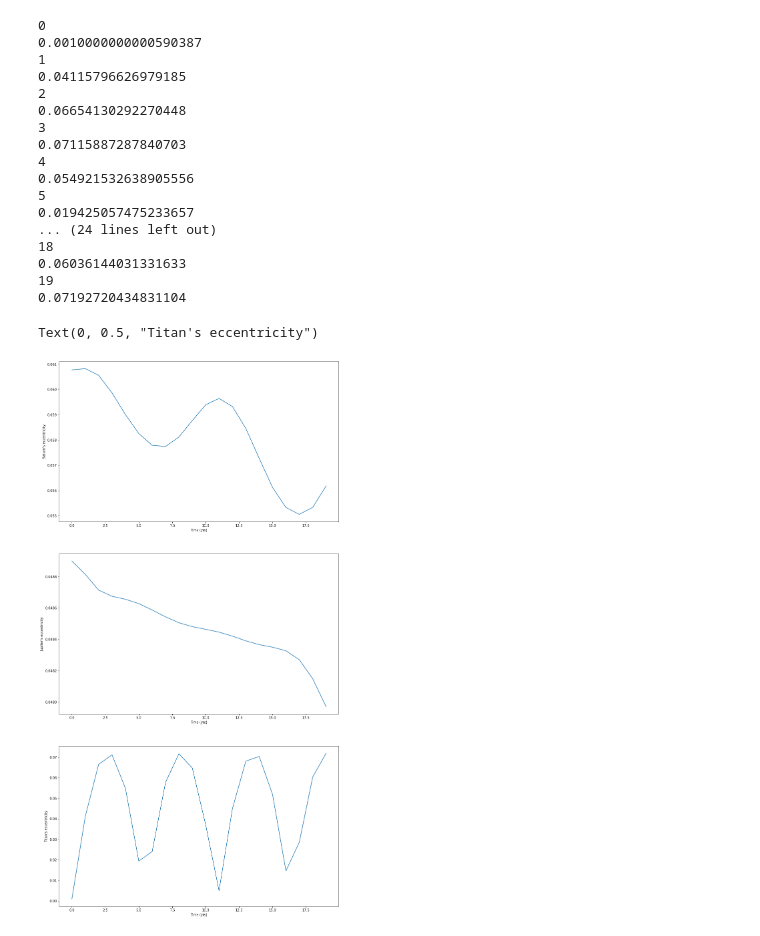
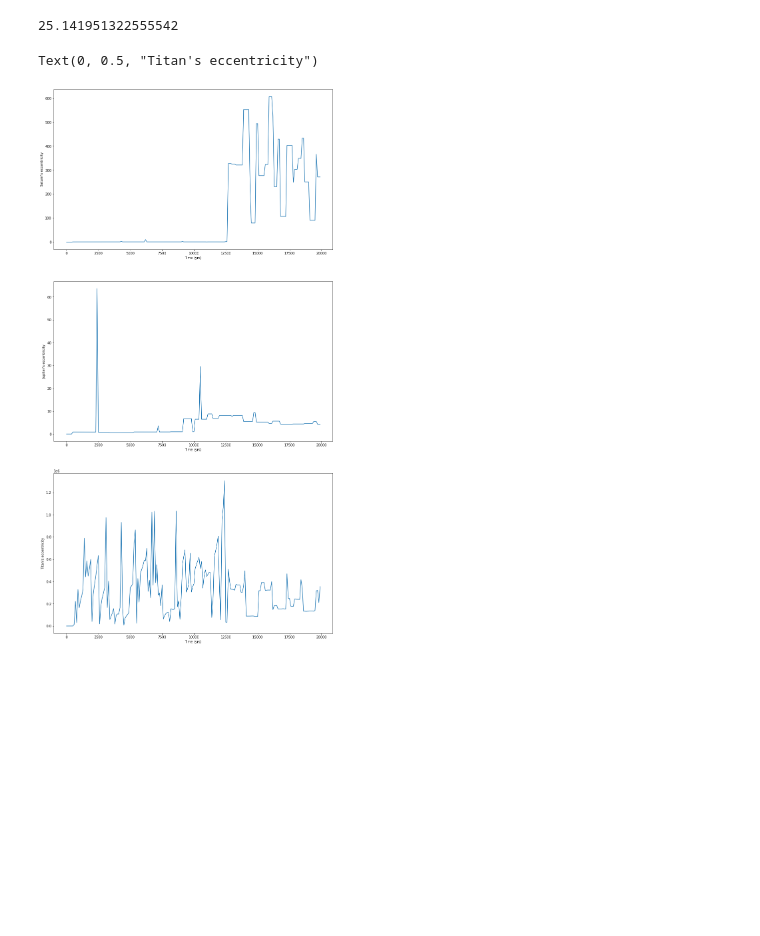
Before and after one commit to hdayuan/F21_JP_Titan-Sims, a Jupyter notebook: test_jupiter.ipynb, the cells around one changed output. Cells and saved outputs as stored; diff of their text form; code cells hidden in the pictures; blank space fills up the shorter version.

```diff
--- a/test_jupiter.ipynb
+++ b/test_jupiter.ipynb
@@ -14,6 +14,7 @@ YR_TO_SEC = 365.25*24.*3600. # seconds in a year
 mSat = 0.0002857 # mass of saturn in solar masses
 aSat = 9.5549 # semi-major axis of Saturn's orbit in AU
 eSat = 0.0565 # eccentricity of Saturn
+oSat = 26.7 * np.pi / 180. # obliquity
 mJup = (1.898e+27)/M_SUN
 aJup = (778.570e+9)/AU_TO_M
 eJup = 0.0489
@@ -21,68 +22,59 @@ mTitan = 0.0000000676319759 # mass of titan in solar masses
 eTitan = 0.001 # eccentricity of Titan's orbit ***** Modify as needed *****
 aTitan = 0.00038926024*8.2
 
+start = time.time()
+
 sim = rebound.Simulation()
 sim.units = ('AU', 'yr', 'MSun')
-sim.integrator = "whfast"
+sim.integrator = "janus"
 
-sim.add(m=1., hash='Sun')
-sim.add(m=mJup, a=aJup, e=eJup, hash='Jupiter')
-sim.add(m=mSat, a=aSat, e=eSat, hash='Saturn')
+"""sim.add(m=1., hash='Sun')
+sim.add(rebound.Particle(sim, primary=sim.particles['Sun'], m=mJup, a=aJup, e=eJup, hash='Jupiter'))
+sim.add(rebound.Particle(sim, primary=sim.particles['Sun'], m=mSat, a=aSat, e=eSat, hash='Saturn'))
 sim.add(rebound.Particle(sim, primary=sim.particles['Saturn'], m=mTitan, a=aTitan, e=eTitan, hash='Titan'))
 
 """
 sim.add(m=mSat, hash='Saturn')
-sim.add(m=1., a=aSat, e=eSat, hash='Sun')
-sim.add(rebound.Particle(sim, primary=sim.particles['Sun'], m=mJup, a=aJup, e=eJup, hash="Jupiter"))
-"""
+sim.add(rebound.Particle(sim, primary=sim.particles['Saturn'], m=mTitan, a=aTitan, e=eTitan, hash='Titan'))
+sim.add(rebound.Particle(sim, primary=sim.particles['Saturn'], m=1., a=aSat, e=eSat, inc=oSat, hash='Sun'))
+sim.add(rebound.Particle(sim, primary=sim.particles['Sun'], m=mJup, a=aJup, e=eJup, hash='Jupiter'))
 
-numSamples = 20
+
+numSamples = 200
 eS_array = [0] * numSamples
 eJ_array = [0] * numSamples
 eT_array = [0] * numSamples
 t_array = [0] * numSamples
 for i in range(numSamples):
-    print(i)
-    sim.integrate(1.*i)
-    sim.move_to_com()
-    eS_array[i] = sim.particles['Saturn'].calculate_orbit(primary=sim.particles['Sun']).e
+    sim.integrate(100.*i)
+    sim.move_to_hel()
+    eT_array[i] = sim.particles['Titan'].calculate_orbit(primary=sim.particles['Saturn']).e
+    sim.move_to_hel()
+    eS_array[i] = sim.particles['Sun'].calculate_orbit(primary=sim.particles['Saturn']).e
+    sim.move_to_hel()
     eJ_array[i] = sim.particles['Jupiter'].calculate_orbit(primary=sim.particles['Sun']).e
-    eT_array[i] = sim.particles['Titan'].calculate_orbit(primary=sim.particles['Saturn']).e
-    print(sim.particles['Titan'].calculate_orbit(primary=sim.particles['Saturn']).e)
+    sim.move_to_hel()
     t_array[i] = sim.t
+
+end = time.time()
+print(end-start)
 
 fig, axs = plt.subplots(3)
 
 fig.set_size_inches(15, 30)
 
 axs[0].plot(t_array,eS_array)
 axs[0].set_xlabel('Time (yrs)')
 axs[0].set_ylabel("Saturn's eccentricity")
 
 axs[1].plot(t_array,eJ_array)
 axs[1].set_xlabel("Time (yrs)")
 axs[1].set_ylabel("Jupiter's eccentricity")
 
 axs[2].plot(t_array,eT_array)
 axs[2].set_xlabel("Time (yrs)")
 axs[2].set_ylabel("Titan's eccentricity")
 # %% [output]
-0
-0.0010000000000590387
-1
-0.04115796626979185
-2
-0.06654130292270448
-3
-0.07115887287840703
-4
-0.054921532638905556
-5
-0.019425057475233657
-... (24 lines left out)
-18
-0.06036144031331633
-19
-0.07192720434831104
+25.141951322555542
 Text(0, 0.5, "Titan's eccentricity")
-[figure, old version]
+[figure, new version]
```
Also changed, not shown: 5 other files.
